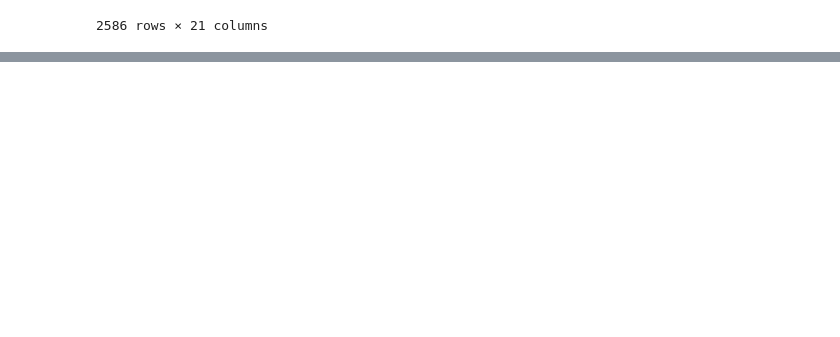
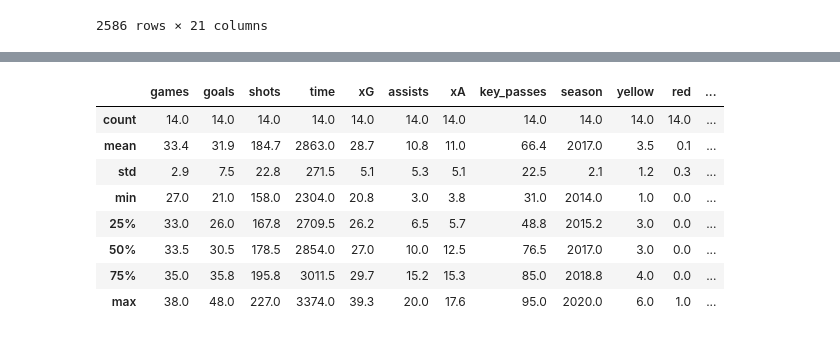
Before and after one commit to kaustavr19/Messi-vs-Ronaldo---An-Analytical-Debate, a Jupyter notebook: Messi_vs_Ronaldo_An_Analytical_Debate.ipynb, the cells around one changed output, grey strips where cells are left out. Saved outputs shown, nothing was run; the diff lists cells and outputs as text; code cells hidden in the pictures; blank space fills up the shorter version.

Commit message:
EDA upto on shots Data

```diff
--- a/Messi_vs_Ronaldo_An_Analytical_Debate.ipynb
+++ b/Messi_vs_Ronaldo_An_Analytical_Debate.ipynb
@@ -194,0 +221,16 @@ shots_df.describe()
+# %%
+season_wise_meta_df = season_wise_meta_df.apply(pd.to_numeric, errors="ignore")
+# %%
+season_wise_meta_df = season_wise_meta_df.round(2)
+# %%
+season_wise_meta_df.describe().round(1)
+# %% [output]
+|  | games | goals | shots | time | xG | assists | xA | key_passes | season | yellow | red | ... |
+| count | 14.0 | 14.0 | 14.0 | 14.0 | 14.0 | 14.0 | 14.0 | 14.0 | 14.0 | 14.0 | 14.0 | ... |
+| mean | 33.4 | 31.9 | 184.7 | 2863.0 | 28.7 | 10.8 | 11.0 | 66.4 | 2017.0 | 3.5 | 0.1 | ... |
+| std | 2.9 | 7.5 | 22.8 | 271.5 | 5.1 | 5.3 | 5.1 | 22.5 | 2.1 | 1.2 | 0.3 | ... |
+| min | 27.0 | 21.0 | 158.0 | 2304.0 | 20.8 | 3.0 | 3.8 | 31.0 | 2014.0 | 1.0 | 0.0 | ... |
+| 25% | 33.0 | 26.0 | 167.8 | 2709.5 | 26.2 | 6.5 | 5.7 | 48.8 | 2015.2 | 3.0 | 0.0 | ... |
+| 50% | 33.5 | 30.5 | 178.5 | 2854.0 | 27.0 | 10.0 | 12.5 | 76.5 | 2017.0 | 3.0 | 0.0 | ... |
+| 75% | 35.0 | 35.8 | 195.8 | 3011.5 | 29.7 | 15.2 | 15.3 | 85.0 | 2018.8 | 4.0 | 0.0 | ... |
+| max | 38.0 | 48.0 | 227.0 | 3374.0 | 39.3 | 20.0 | 17.6 | 95.0 | 2020.0 | 6.0 | 1.0 | ... |
```
Also changed, not shown: parts of 38 cells of this notebook.
